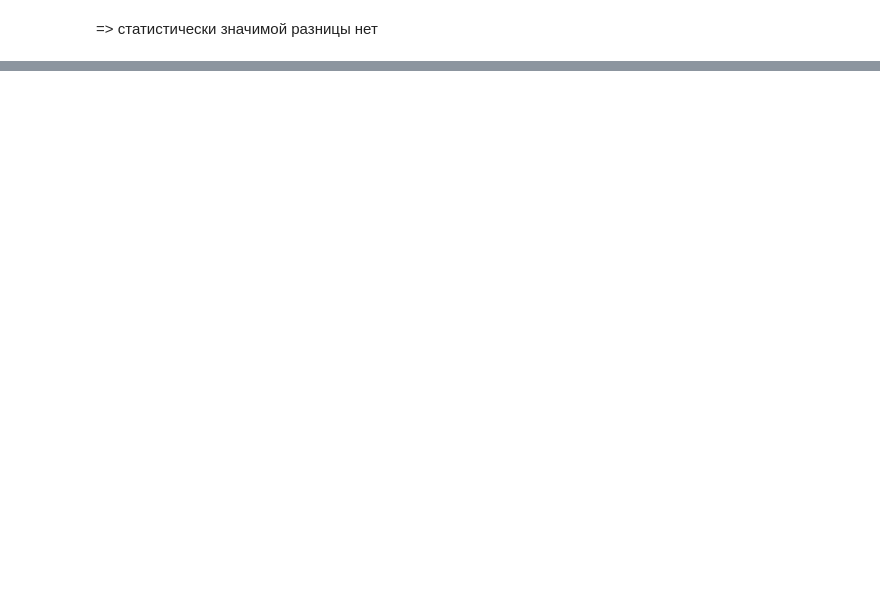
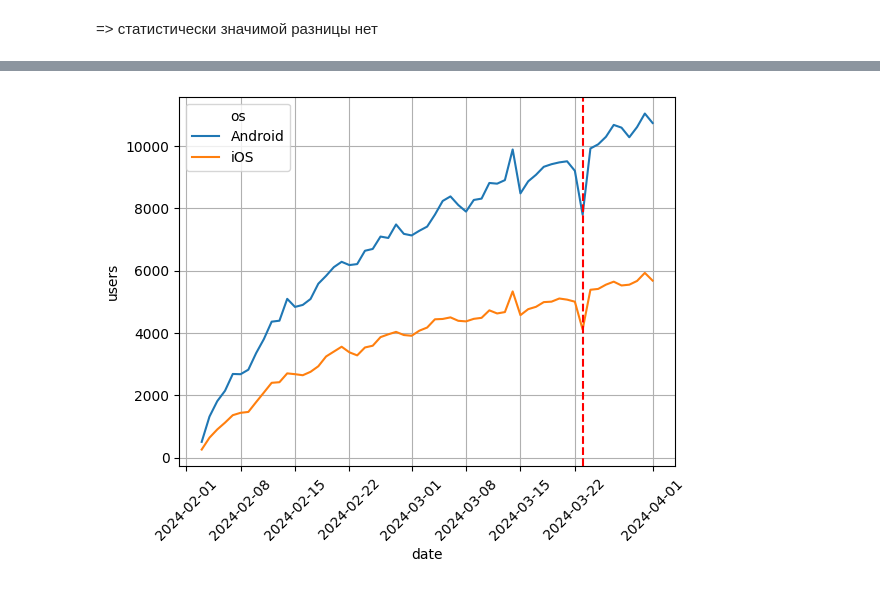
Before and after one commit to vsgrabchuk/KCSDA-metrics-falldown-analysis, a Jupyter notebook: KCSDA_metrics_falldown_analysis.ipynb, the cells around one changed output, grey strips where cells are left out. Saved outputs shown, nothing was run; the diff lists cells and outputs as text; code cells hidden in the pictures; blank space fills up the shorter version.

```diff
--- a/KCSDA_metrics_falldown_analysis.ipynb
+++ b/KCSDA_metrics_falldown_analysis.ipynb
@@ -385,0 +474,3 @@ Chi2ContingencyResult(statistic=1.516239028033218, pvalue=0.21818952880637887, d
+# %%
+target_date = pd.to_datetime('2024-03-23')
+target_date
@@ -385,0 +479,22 @@ Chi2ContingencyResult(statistic=1.516239028033218, pvalue=0.21818952880637887, d
+# %%
+feature = 'os'
+
+q = f"""
+SELECT
+  {feature},
+  DATE(time) AS date,
+  COUNT(DISTINCT user_id) AS users
+FROM {db}.feed_actions
+WHERE country='Russia'
+GROUP BY {feature}, date
+"""
+
+df = pandahouse.read_clickhouse(q, connection=connection)
+
+plt.grid()
+plt.xticks(rotation=45)
+sns.lineplot(df, x='date', y='users', hue=feature)
+plt.axvline(x=target_date, color='r', linestyle='--')
+plt.show()
+# %% [output]
+[figure, added]
```
Also changed, not shown: parts of 35 cells of this notebook.
